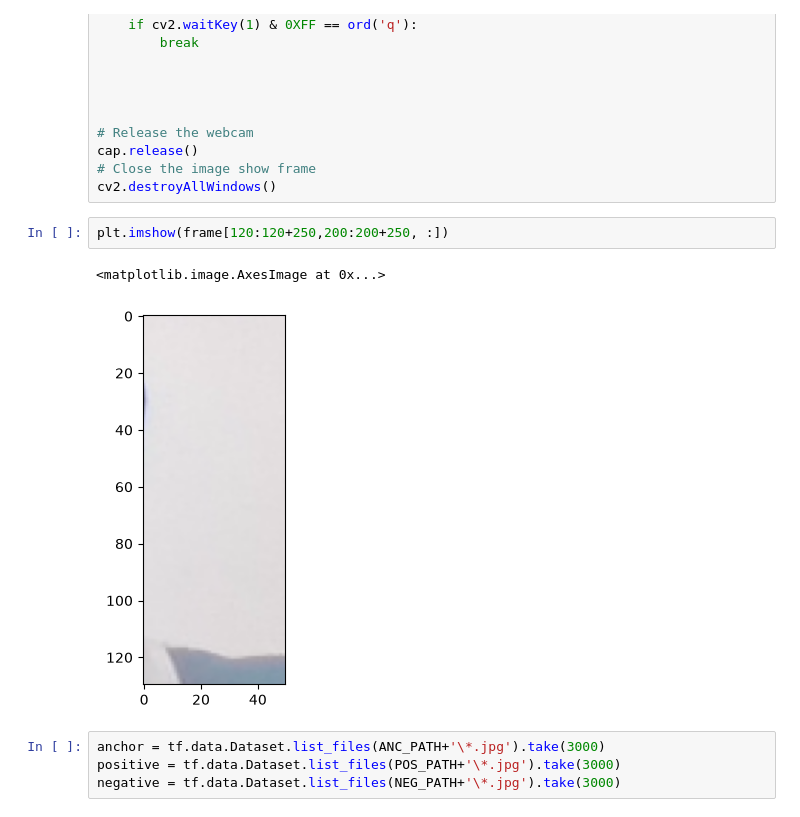
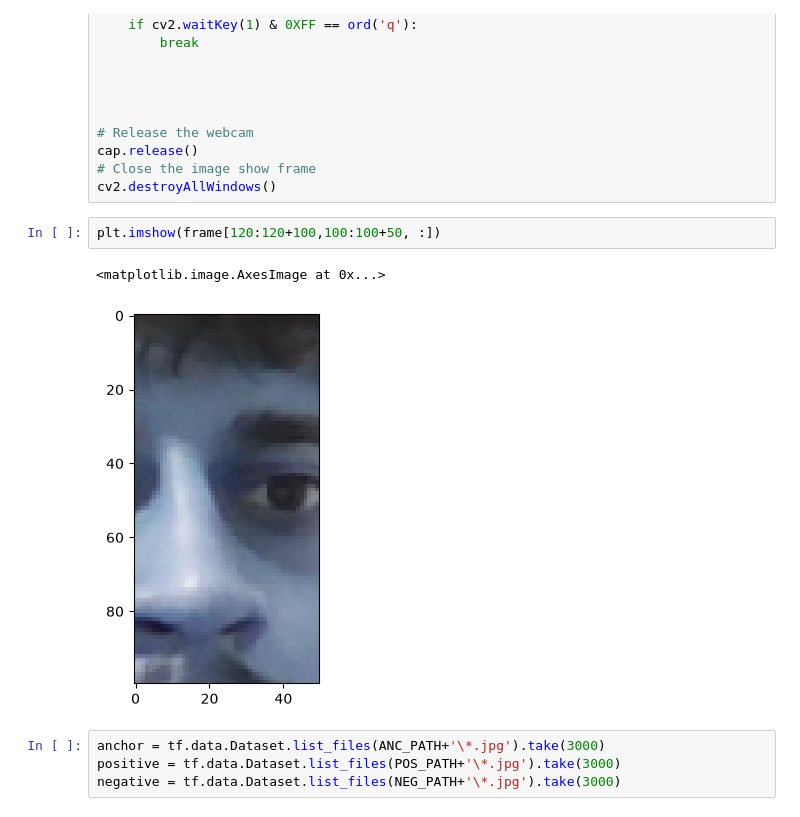
Before and after one commit to veer65122/Face-recognition-, a Jupyter notebook: Untitled4.ipynb, the cells around one changed output. Cells and saved outputs as stored; diff of their text form.

```diff
--- a/Untitled4.ipynb
+++ b/Untitled4.ipynb
@@ -83,10 +81,10 @@ cap.release()
 # Close the image show frame
 cv2.destroyAllWindows()
 # %%
-plt.imshow(frame[120:120+250,200:200+250, :])
+plt.imshow(frame[120:120+100,100:100+50, :])
 # %% [output]
 <matplotlib.image.AxesImage at 0x...>
-[figure, old version]
+[figure, new version]
 # %%
 anchor = tf.data.Dataset.list_files(ANC_PATH+'\*.jpg').take(3000)
 positive = tf.data.Dataset.list_files(POS_PATH+'\*.jpg').take(3000)
```
Also changed, not shown: parts of 28 cells of this notebook.
